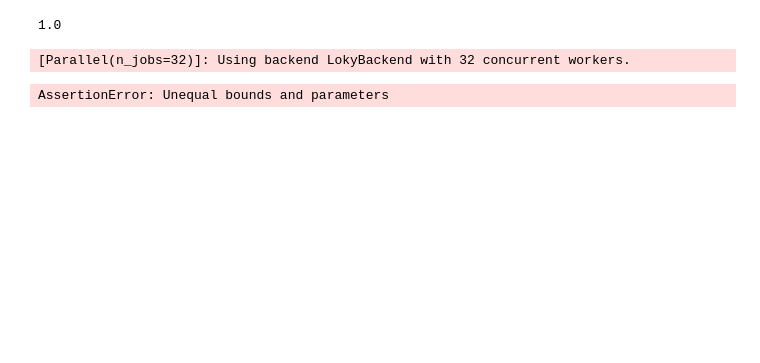
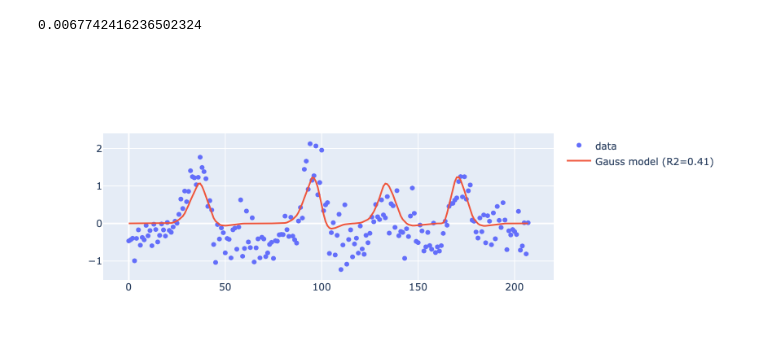
Before and after one commit to mszinte/RetinoMaps, a Jupyter notebook: analysis_code/postproc/prf/fit/prf_fit_surf.ipynb, the cells around one changed output. Saved outputs shown, nothing was run; the diff lists cells and outputs as text; code cells hidden in the pictures; blank space fills up the shorter version.

```diff
--- a/analysis_code/postproc/prf/fit/prf_fit_surf.ipynb
+++ b/analysis_code/postproc/prf/fit/prf_fit_surf.ipynb
@@ -18,7 +18,11 @@ from gifti_utils import make_gifti_image, load_gifti_image
 # %%
 subject = 'sub-02'
-dir_data = '/home/mszinte/disks/meso_S/data/RetinoMaps'
-dir_code = '/home/mszinte/disks/meso_H/projects/RetinoMaps'
+# dir_data = '/home/mszinte/disks/meso_S/data/RetinoMaps'
+# dir_code = '/home/mszinte/disks/meso_H/projects/RetinoMaps'
+
+dir_data = '/Users/uriel/disks/meso_shared/RetinoMaps'
+dir_code = '/Users/uriel/disks/meso_H/projects/RetinoMaps'
+
 input_vd = '{}/derivatives/vdm/vdm.npy'.format(dir_data)
 input_fn_fsnative = '{}/derivatives/pp_data/{}/func/fmriprep_dct_avg/fsnative/{}_task-pRF_hemi-L_fmriprep_dct_avg_bold.func.gii'.format(
     dir_data, subject, subject)
@@ -38,4 +42,5 @@ n_batches = 32
 xtol = 1e-4
 ftol = 1e-4
 rsq_threshold = 0.01
+verbose = False
 # %%
@@ -67,15 +85,16 @@ constraints_gauss = []
 # %%
+vdm = np.load(input_vd)
 # Load fsnative data
-data_img_fsnative, data_fsnative = load_gifti_image(input_fn_fsnative)
+data_img_fsnative, data_fsnative = load_surface(input_fn_fsnative)
 # %%
 # Create subsample of data
-data_fsnative_ = data_fsnative[:,0:1000]
+data = data_fsnative[:,0:10]
 #data_fsnative_ = data_fsnative[:,0:80000]
 # %%
 # compute how much data is pick from the full amount
 data_fsnative_.shape[1]/data_fsnative.shape[1]
 # %% [output]
-1.0
+0.0067742416236502324
 # %%
 # # Check and plot the variance of the vertices
 # data_var = np.var(data_fsnative_,axis=0)
@@ -95,32 +114,26 @@ stimulus = PRFStimulus2D(screen_size_cm=screen_size_cm[1],
                          screen_distance_cm=screen_distance_cm,
                          design_matrix=vdm,
                          TR=TR)
-
 gauss_model = Iso2DGaussianModel(stimulus=stimulus)
 
-# grid fit
-gauss_fitter = Iso2DGaussianFitter(data=data_fsnative_.T,
-                                   model=gauss_model,
-                                   n_jobs=n_jobs,
-                                  )
+# grid fit gauss model
+gauss_fitter = Iso2DGaussianFitter(data=data.T, model=gauss_model, n_jobs=n_jobs)
+
+
 gauss_fitter.grid_fit(ecc_grid=eccs,
                       polar_grid=polars,
                       size_grid=sizes,
-                      verbose=True,
+                      grid_bounds=gauss_grid_bounds,
+                      verbose=verbose,
                       n_batches=n_batches)
 # %%
 # iterative fit
 gauss_fitter.iterative_fit(rsq_threshold=rsq_threshold,
-                           verbose=True,
-                           bounds=gauss_bounds,
-                           constraints=constraints_gauss,
-                           xtol=xtol,
-                           ftol=ftol
-                          )
+                           verbose=verbose,
+                           bounds = gauss_bounds,
+                           xtol=1e-4,
+                           ftol=1e-4)
 gauss_fit = gauss_fitter.iterative_search_params
-# %% [output]
-[Parallel(n_jobs=32)]: Using backend LokyBackend with 32 concurrent workers.
-AssertionError: Unequal bounds and parameters
 # %%
 gauss_fit_mat = np.zeros((data_fsnative_.shape[1],8))
 gauss_pred_mat = np.zeros_like(data_fsnative_)
@@ -132,12 +145,14 @@ for est in range(len(data_fsnative_.T)):
                                                           beta=gauss_fit[est][3],
                                                           baseline=gauss_fit[est][4])
 # %%
-num_vert = 6
+num_vert = 1
 import plotly.graph_objects as go
 fig = go.Figure()
 fig.add_trace(go.Scatter(y=data_fsnative_[:,num_vert], name='data', mode='markers'))
 fig.add_trace(go.Scatter(y=gauss_pred_mat[:,num_vert], name='Gauss model (R2={:1.2f})'.format(gauss_fit_mat[num_vert,-1])))
 fig.show()
+# %% [output]
+[figure, added]
 # %%
 # determine DN model
 dn_model = Norm_Iso2DGaussianModel(stimulus=stimulus)
```
Also changed, not shown: parts of 7 cells of this notebook, 4 other files.
